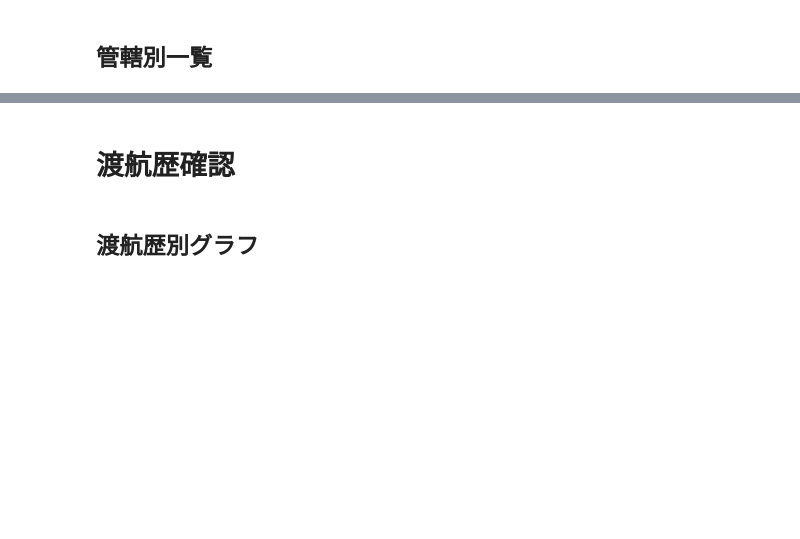
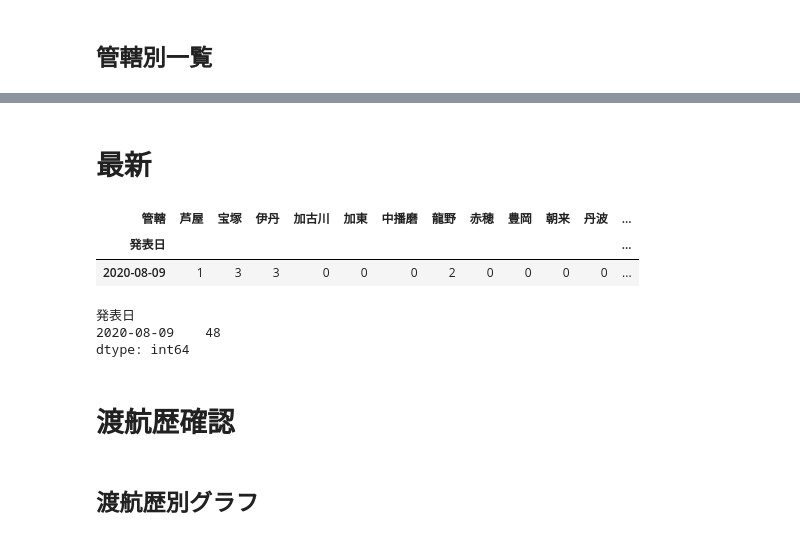
Before and after one commit to imabari/covid19-data, a Jupyter notebook: hyougo/hyougo_yousei_check.ipynb, the cells around one changed output, grey strips where cells are left out. Saved outputs shown, nothing was run; the diff lists cells and outputs as text; code cells hidden in the pictures; blank space fills up the shorter version.

```diff
--- a/hyougo/hyougo_yousei_check.ipynb
+++ b/hyougo/hyougo_yousei_check.ipynb
@@ -363,4 +365,19 @@ df_kanja["管轄"].value_counts()
 Name: 管轄, dtype: int64
+# %% [markdown]
+# 最新
+# %%
+cr = pd.crosstab(df_kanja["発表日"], df_kanja["管轄"], values=df_kanja["管轄"], aggfunc="count").reindex(columns=["芦屋","宝塚","伊丹","加古川","加東","中播磨","龍野","赤穂","豊岡","朝来","丹波","洲本","神戸","姫路","尼崎","西宮","明石"]).fillna(0).astype(int)
+cr.tail(1)
+# %% [output]
+| 管轄 | 芦屋 | 宝塚 | 伊丹 | 加古川 | 加東 | 中播磨 | 龍野 | 赤穂 | 豊岡 | 朝来 | 丹波 | ... |
+| 発表日 |  |  |  |  |  |  |  |  |  |  |  | ... |
+| 2020-08-09 | 1 | 3 | 3 | 0 | 0 | 0 | 2 | 0 | 0 | 0 | 0 | ... |
+# %%
+cr.sum(axis=1).tail(1)
+# %% [output]
+発表日
+2020-08-09    48
+dtype: int64
 # %% [markdown]
 # 渡航歴確認
 # %% [markdown]
```
Also changed, not shown: parts of 32 cells of this notebook.
